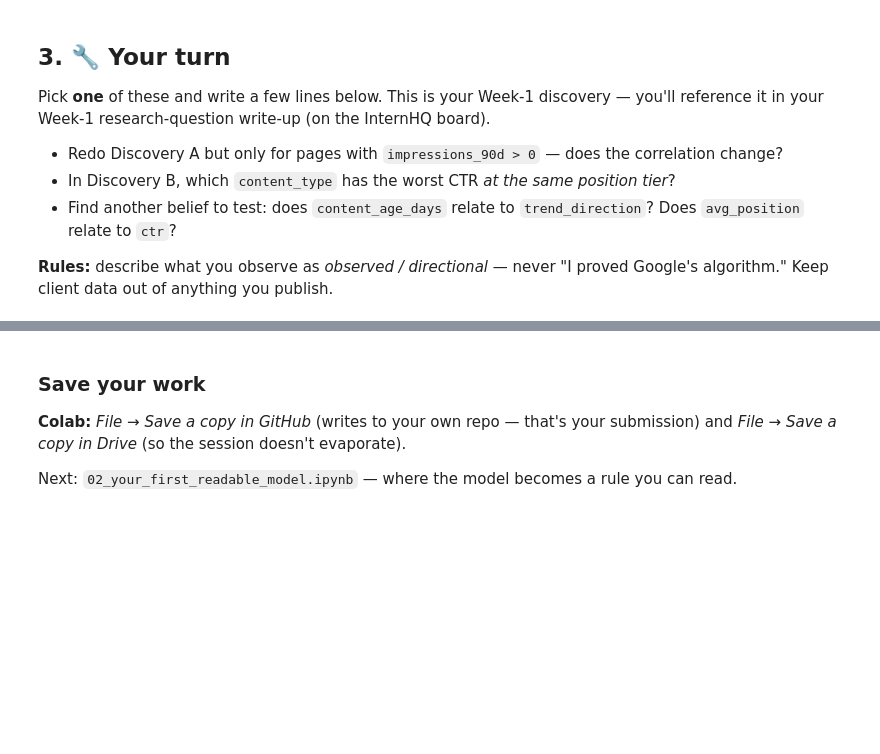
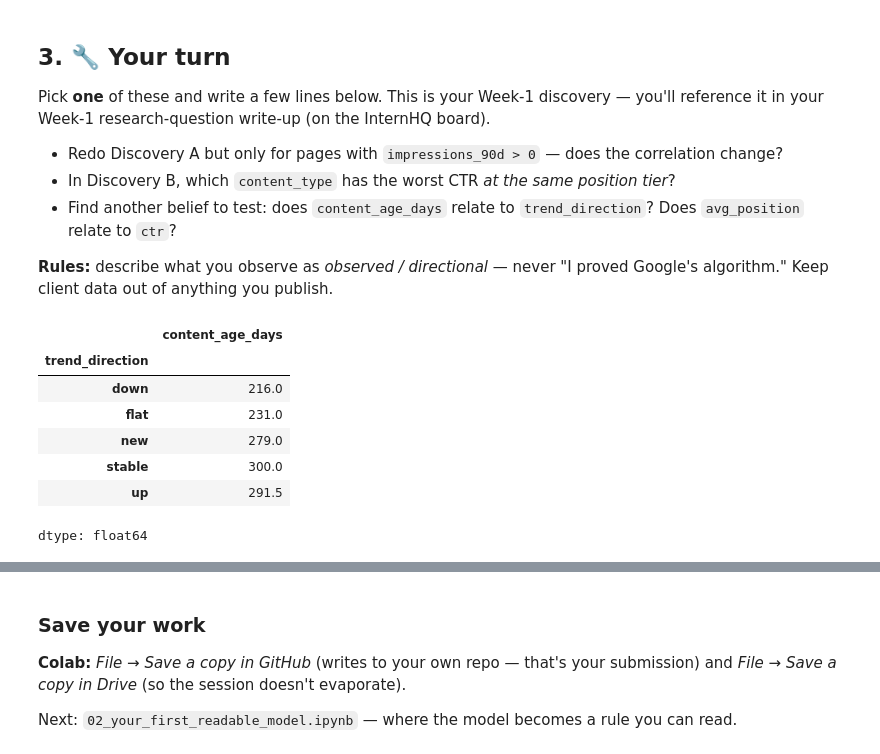
Before and after one commit to Divyam-Chauhan/FL_Machine_learning, a Jupyter notebook: notebooks/01_first_look_and_discovery.ipynb, the cells around one changed output, grey strips where cells are left out. Cells and saved outputs as stored; diff of their text form; code cells hidden in the pictures; blank space fills up the shorter version.

```diff
--- a/notebooks/01_first_look_and_discovery.ipynb
+++ b/notebooks/01_first_look_and_discovery.ipynb
@@ -157,0 +170,14 @@ Pick **one** of these and write a few lines below. This is your Week-1 discovery
+# %%
+# Your discovery here
+
+# Does content age relate to traffic decline?
+df.groupby('trend_direction')['content_age_days'].median()
+# %% [output]
+|  | content_age_days |
+| trend_direction |  |
+| down | 216.0 |
+| flat | 231.0 |
+| new | 279.0 |
+| stable | 300.0 |
+| up | 291.5 |
+dtype: float64
```
Also changed, not shown: parts of 7 cells of this notebook.
